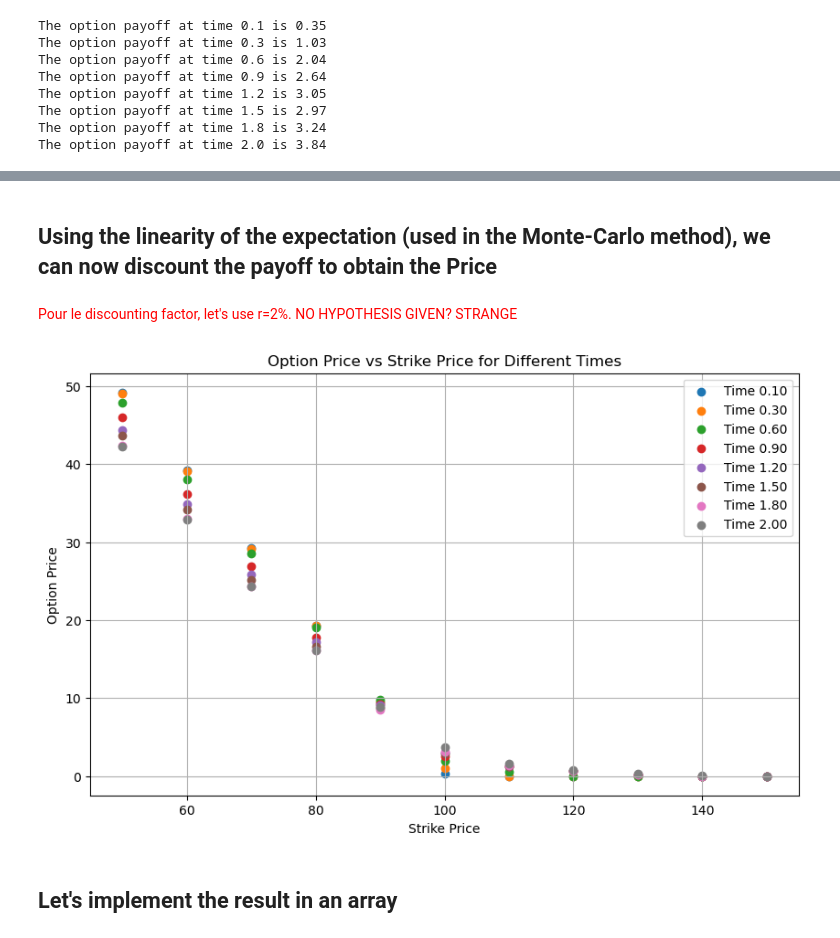
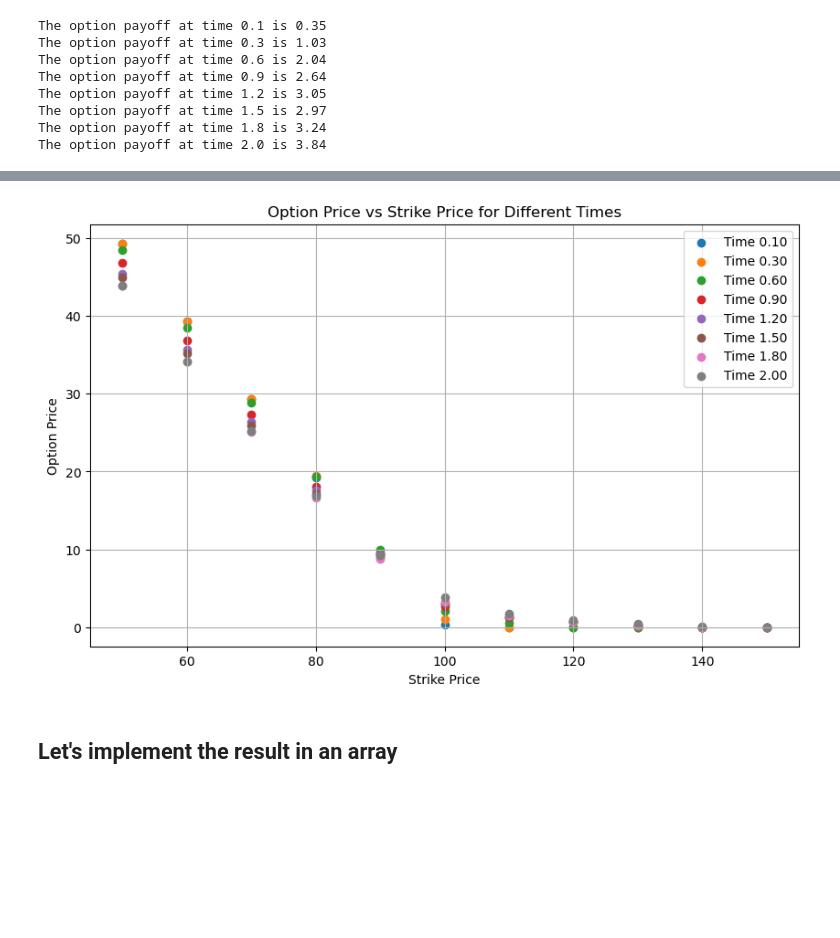
Before and after one commit to pottierc/Project_2f_bergomi, a Jupyter notebook: 01. Working_Space/Project_2f_bergomi.ipynb, the cells around one changed output, grey strips where cells are left out. Cells and saved outputs as stored; diff of their text form; code cells hidden in the pictures; blank space fills up the shorter version.

```diff
--- a/01. Working_Space/Project_2f_bergomi.ipynb
+++ b/01. Working_Space/Project_2f_bergomi.ipynb
@@ -199,15 +199,15 @@ With K=100 and T=2, the option payoff is:
 # %%
 K = 100
-payoff = np.mean(np.maximum(S[-1] - K, 0))
-print(f"The option payoff is {payoff:.2f}")
+price = np.mean(np.maximum(S[-1] - K, 0)) #Do the average of the payoffs of all the simulations
+print(f"The option payoff is {price:.2f}")
 # %% [output]
 The option payoff is 3.84
 # %% [markdown]
 With K=100 and the requested time intervals:
 # %%
 for time, index in indices.items():
-    payoff = np.mean(np.maximum(S[index] - K, 0))
-    print(f"The option payoff at time {time} is {payoff:.2f}")
+    price = np.mean(np.maximum(S[index] - K, 0))
+    print(f"The option payoff at time {time} is {price:.2f}")
 # %% [output]
 The option payoff at time 0.1 is 0.35
 The option payoff at time 0.3 is 1.03
@@ -222,23 +222,2 @@ Option payoff at different strikes:
 # %%
 strikes=np.array([0.5,0.6,0.7,0.8,0.9,1.0,1.1,1.2,1.3,1.4,1.5 ])*S0
-
-payoffs = {}
-
-for strike in strikes:
-    payoffs[strike] = []
-    for time, index in indices.items():
-        payoff = np.mean(np.maximum(S[index] - strike, 0))
-        payoffs[strike].append((time, payoff))
-
-# Plot the results
-plt.figure(figsize=(10, 6))
-for strike, payoff_data in payoffs.items():
-    times, payoff_values = zip(*payoff_data)
-    plt.scatter(times, payoff_values, label=f'Strike {strike:.2f}')
-
-plt.xlabel('Time')
-plt.ylabel('Option Payoff')
-plt.title('Option Payoff vs Time for Different Strikes')
-plt.legend()
-plt.grid(True)
-plt.show()
@@ -247,32 +224,28 @@ plt.show()
-# %% [markdown]
-## Using the linearity of the expectation (used in the Monte-Carlo method), we can now discount the payoff to obtain the Price
-# %% [markdown]
-<span style="color:red">Pour le discounting factor, let's use r=2%. NO HYPOTHESIS GIVEN? STRANGE</span>
 # %%
 r = 0.02
 
 prices = {}
 
 for time, index in indices.items():
     prices[time] = []
     for strike in strikes:
-        price = np.exp(-r * time) * np.mean(np.maximum(S[index] - strike, 0))
+        price = np.mean(np.maximum(S[index] - strike, 0))
         prices[time].append((strike, price))
 
 # Plot the results
 plt.figure(figsize=(10, 6))
 for time, prices_data in prices.items():
     strikes, prices_values = zip(*prices_data)
     plt.scatter(strikes, prices_values, label=f'Time {time:.2f}')
 
 plt.xlabel('Strike Price')
 plt.ylabel('Option Price')
 plt.title('Option Price vs Strike Price for Different Times')
 plt.legend()
 plt.grid(True)
 plt.show()
 # %% [output]
-[figure, old version]
+[figure, new version]
 # %% [markdown]
 ## Let's implement the result in an array
 # %%
```
Also changed, not shown: parts of 6 cells of this notebook.
